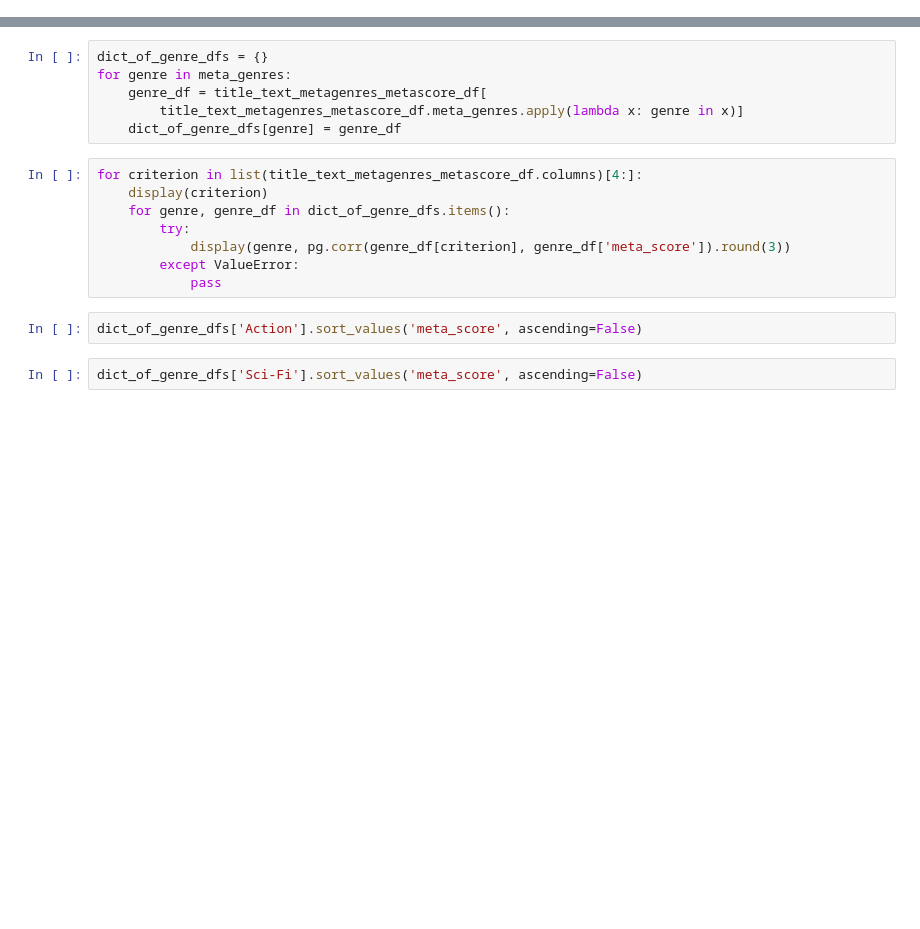
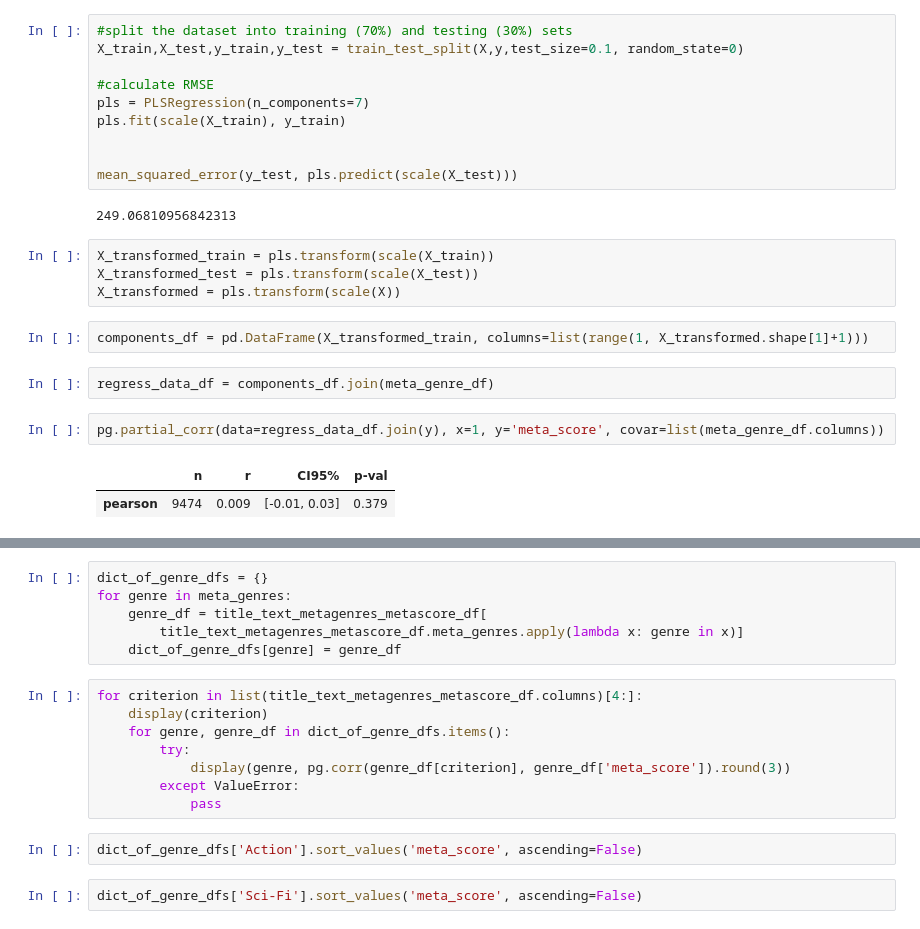
Before and after one commit to b-alvinge/imsdb_metacritic_models, a Jupyter notebook: inference_analysis.ipynb, the cells around one changed output, grey strips where cells are left out. Drawn from its saved outputs; the diff is of its cells as text; blank space fills up the shorter version.

```diff
--- a/inference_analysis.ipynb
+++ b/inference_analysis.ipynb
@@ -47,0 +343,25 @@ meta_genres
+# %%
+#split the dataset into training (70%) and testing (30%) sets
+X_train,X_test,y_train,y_test = train_test_split(X,y,test_size=0.1, random_state=0)
+
+#calculate RMSE
+pls = PLSRegression(n_components=7)
+pls.fit(scale(X_train), y_train)
+
+
+mean_squared_error(y_test, pls.predict(scale(X_test)))
+# %% [output]
+249.06810956842313
+# %%
+X_transformed_train = pls.transform(scale(X_train))
+X_transformed_test = pls.transform(scale(X_test))
+X_transformed = pls.transform(scale(X))
+# %%
+components_df = pd.DataFrame(X_transformed_train, columns=list(range(1, X_transformed.shape[1]+1)))
+# %%
+regress_data_df = components_df.join(meta_genre_df)
+# %%
+pg.partial_corr(data=regress_data_df.join(y), x=1, y='meta_score', covar=list(meta_genre_df.columns))
+# %% [output]
+|  | n | r | CI95% | p-val |
+| pearson | 9474 | 0.009 | [-0.01, 0.03] | 0.379 |
```
Also changed, not shown: parts of 86 cells of this notebook, 4 other files.
